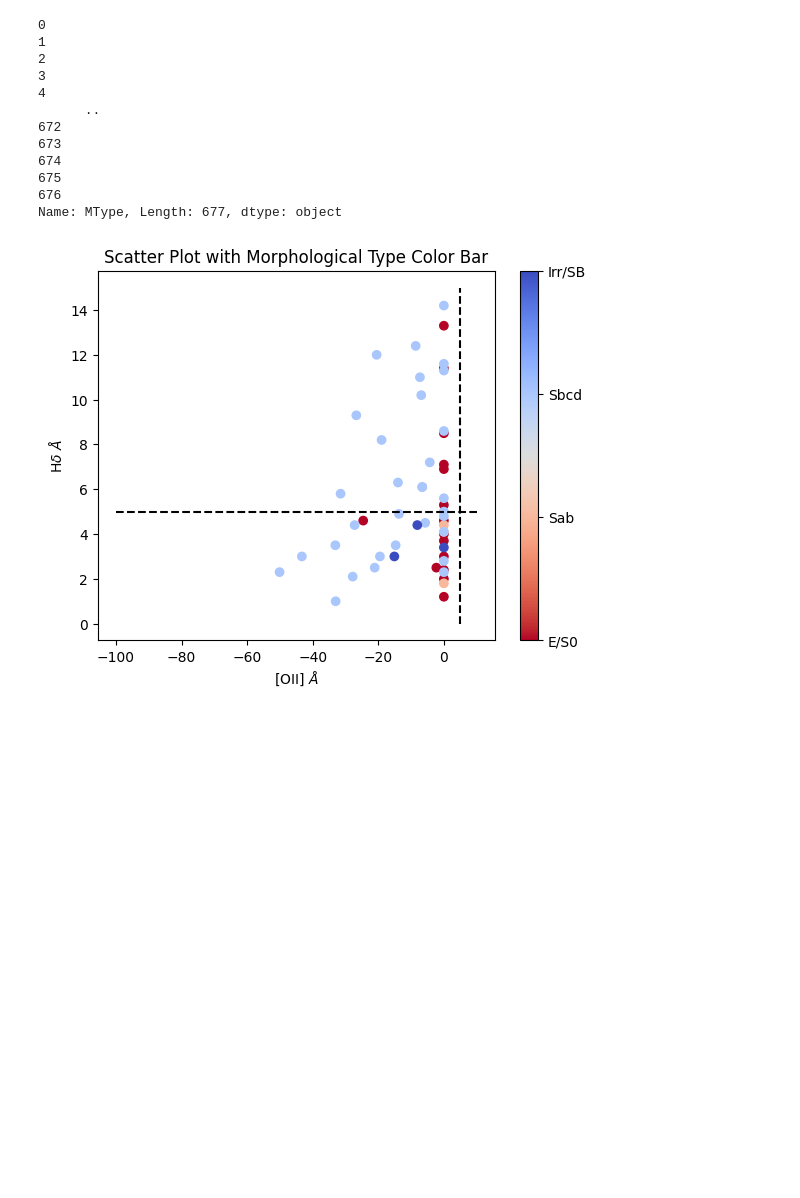
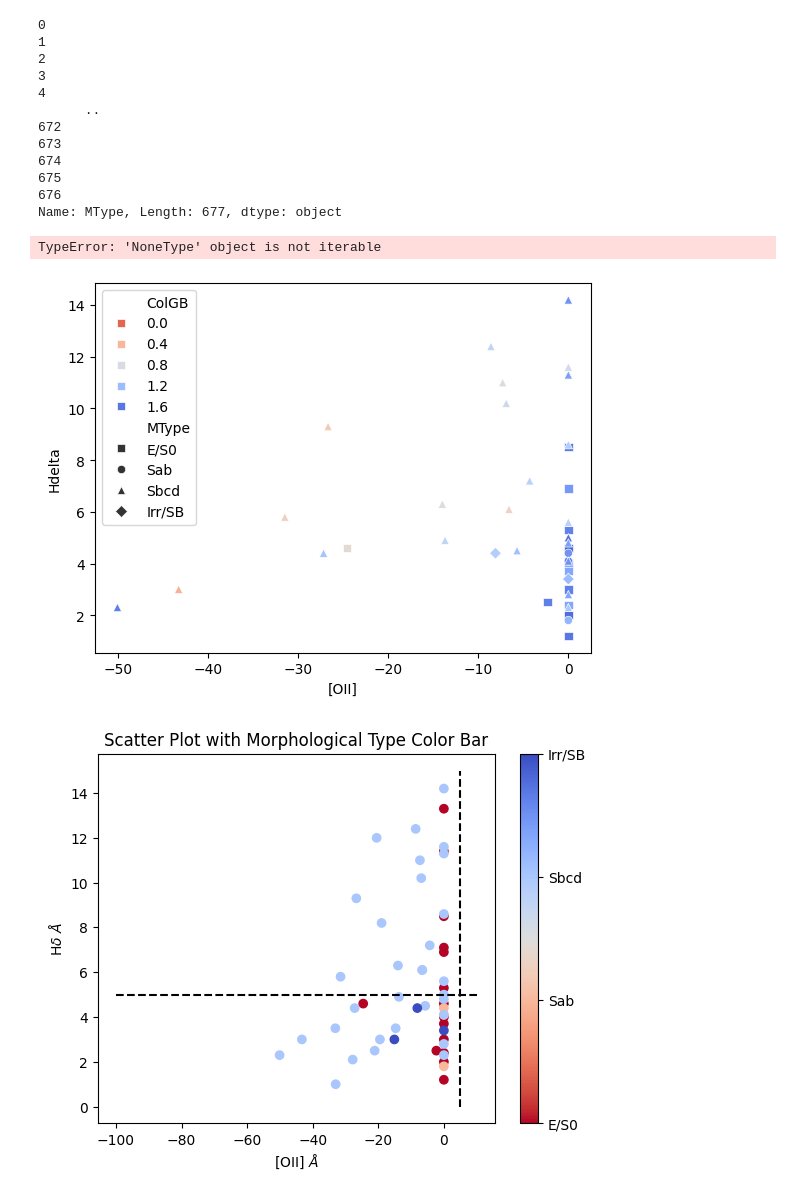
Before and after one commit to patito-mary/egdatos, a Jupyter notebook: manejodedatos.ipynb, the cells around one changed output. Cells and saved outputs as stored; diff of their text form; code cells hidden in the pictures; blank space fills up the shorter version.

```diff
--- a/manejodedatos.ipynb
+++ b/manejodedatos.ipynb
@@ -101,0 +100,3 @@ cluster2['']
+# %%
+#Definir markers
+markers = {'E/S0':'s', 'Sab': 'o', 'Sbcd': '^', 'Irr/SB': 'D'}
@@ -102,3 +105,9 @@ cluster2['']
+# %%
+sns.scatterplot(x=cluster2['[OII]'], y=cluster2['Hdelta'], hue=cluster2['ColGB'], palette='coolwarm_r', style=cluster2['MType'], markers=markers)
+plt.legend(None)
+# %% [output]
+TypeError: 'NoneType' object is not iterable
+[figure, added]
 # %%
 plt.scatter(field2['[OII]'],field2['Hdelta'], c=[categories.tolist().index(mtype) for mtype in field2['MType']], cmap=cmap)
 plt.scatter(cluster2['[OII]'], cluster2['Hdelta'], c=[categories.tolist().index(mtype) for mtype in cluster2['MType']], cmap=cmap)
```
Also changed, not shown: parts of 2 cells of this notebook, 1 other file.
